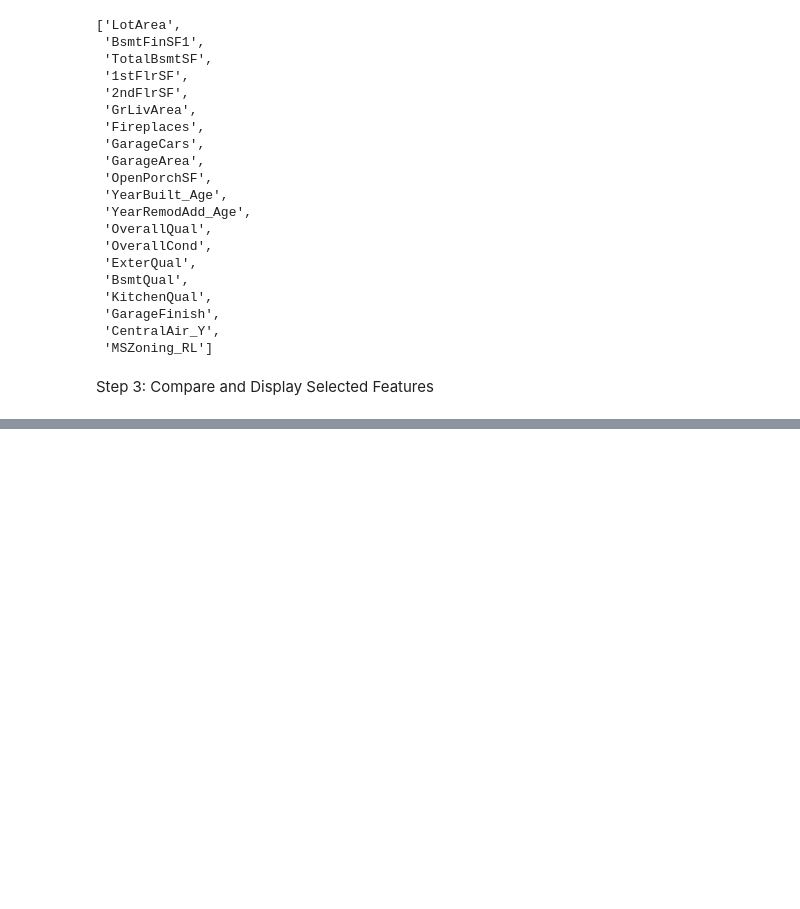
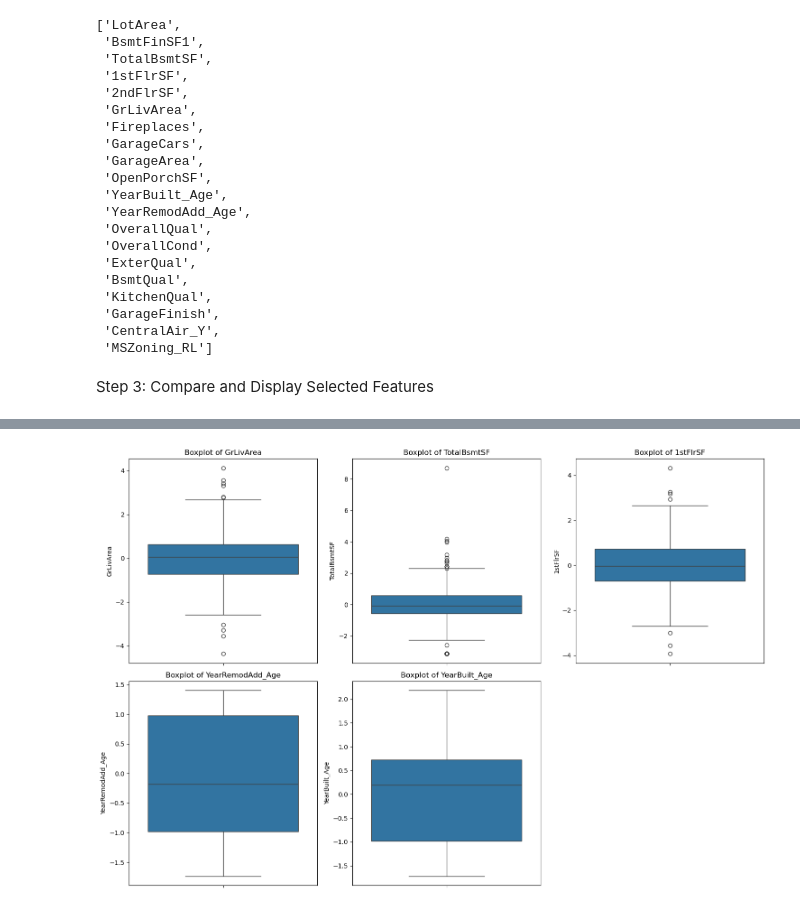
Before and after one commit to bilal1203/Supervised-Learning-Regression-Algorithms-Implementation, a Jupyter notebook: EDA and DataPreprocessing/EDA_ and_DataPreprocessing.ipynb, the cells around one changed output, grey strips where cells are left out. Cells and saved outputs as stored; diff of their text form; code cells hidden in the pictures; blank space fills up the shorter version.

```diff
--- a/EDA and DataPreprocessing/EDA_ and_DataPreprocessing.ipynb
+++ b/EDA and DataPreprocessing/EDA_ and_DataPreprocessing.ipynb
@@ -1533,0 +1544,12 @@ Final Selected Features DataFrame:
+# %%
+# Plotting boxplots for numerical features to identify outliers
+num_features = ['GrLivArea', 'TotalBsmtSF', '1stFlrSF', 'YearRemodAdd_Age', 'YearBuilt_Age']
+plt.figure(figsize=(15, 10))
+for i, feature in enumerate(num_features):
+    plt.subplot(2, 3, i+1)
+    sns.boxplot(data_copy[feature])
+    plt.title(f'Boxplot of {feature}')
+plt.tight_layout()
+plt.show()
+# %% [output]
+[figure, added]
```
Also changed, not shown: parts of 18 cells of this notebook.
